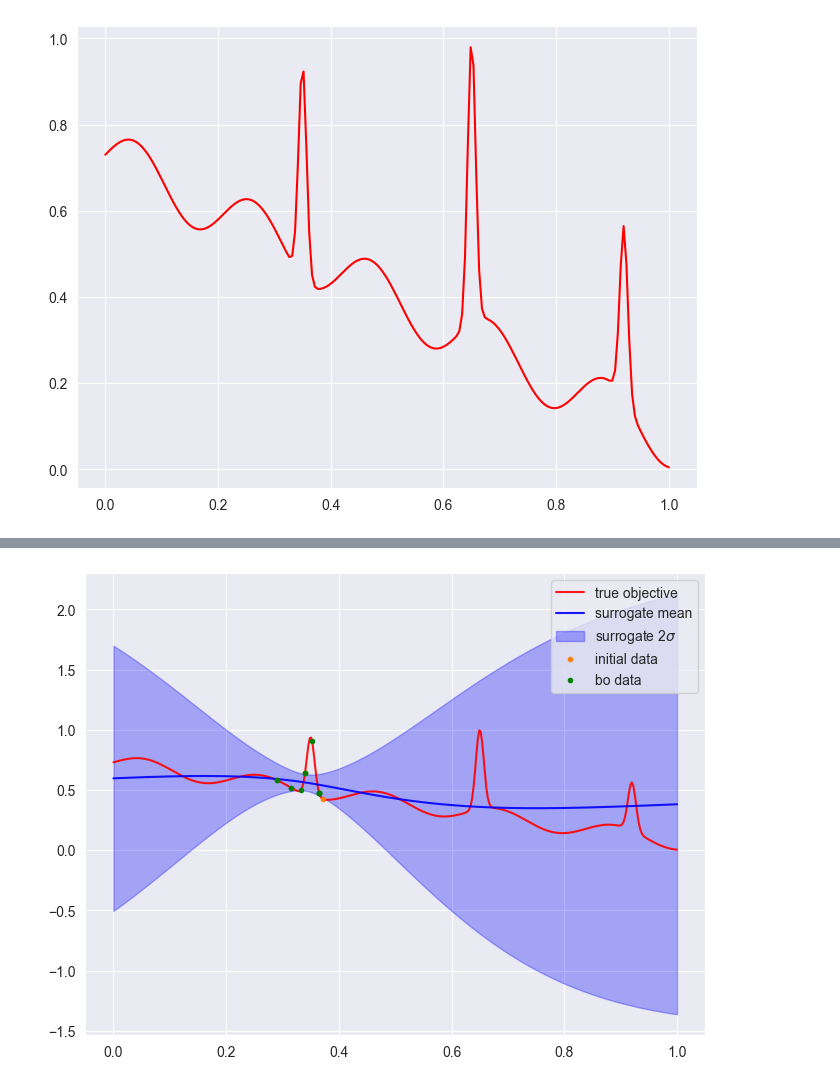
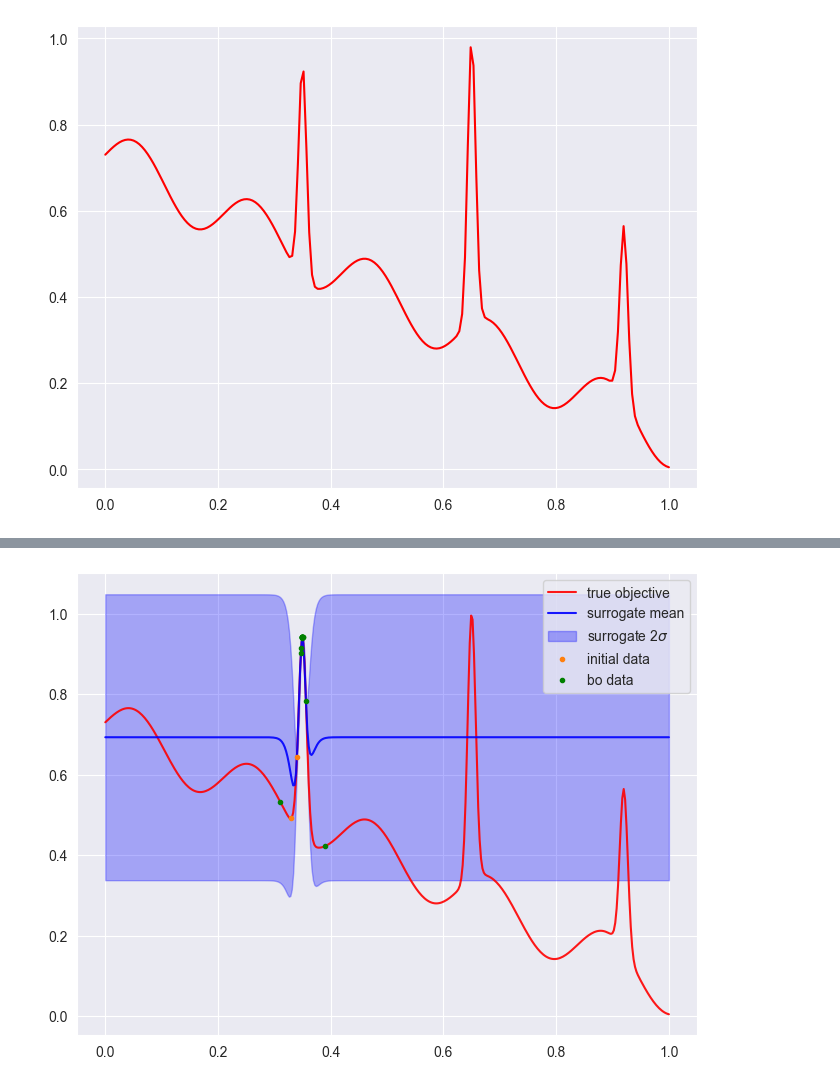
Before and after one commit to acb-code/extrema_search, a Jupyter notebook: src/notebooks/local_search_example.ipynb, the cells around one changed output, grey strips where cells are left out. Saved outputs shown, nothing was run; the diff lists cells and outputs as text; code cells hidden in the pictures.

```diff
--- a/src/notebooks/local_search_example.ipynb
+++ b/src/notebooks/local_search_example.ipynb
@@ -111,30 +112,30 @@ TuRBO restart triggered
 # %%
 fit_gpytorch_mll(test_local_search.local_state.local_mll)
 model = test_local_search.local_state.local_model
 x_search = test_local_search.local_state.x_local
 y_search = test_local_search.local_state.y_local
 # plot the results for local search test
 x_test = torch.linspace(0,1,400)
 f, ax = plt.subplots(1,1, figsize=(8, 6))
 # true objective
 ax.plot(x_test.numpy(), outcome_objective(x_test).numpy(), 'r-', alpha=0.9, label='true objective')
 # final model
-mean_test = model.posterior(x_test).mean.detach().numpy()
+mean_test = model.posterior(x_test.unsqueeze(-1)).mean.detach().numpy()
 ax.plot(x_test.numpy(), mean_test, 'b-', alpha=0.9, label='surrogate mean')
-var_test = model.posterior(x_test).variance.detach().numpy()
+var_test = model.posterior(x_test.unsqueeze(-1)).variance.detach().numpy()
 sd_test = np.sqrt(var_test)
 upper_test = mean_test + 2.0*sd_test
 lower_test = mean_test - 2.0*sd_test
 ax.fill_between(x_test.numpy(), lower_test.squeeze(), upper_test.squeeze(), color='b', alpha=0.3, label=r'surrogate 2$\sigma$')
 # training points
 ax.plot(x_search.numpy()[0:2], y_search[0:2].numpy(), '.', color='tab:orange', label='initial data')
 ax.plot(x_search.numpy()[2:], y_search[2:].numpy(), '.', color='g', label='bo data')
 # ax.set_xlim([0.6,0.7])
 # ax.set_ylim([0.0, 1.1])
 ax.legend()
 None
 # %% [output]
-[figure, old version]
+[figure, new version]
 # %%
 x_train = torch.DoubleTensor([0.91]).unsqueeze(-1)
 y_train = outcome_objective(x_train)
```
Also changed, not shown: parts of 5 cells of this notebook, 1 other file.
